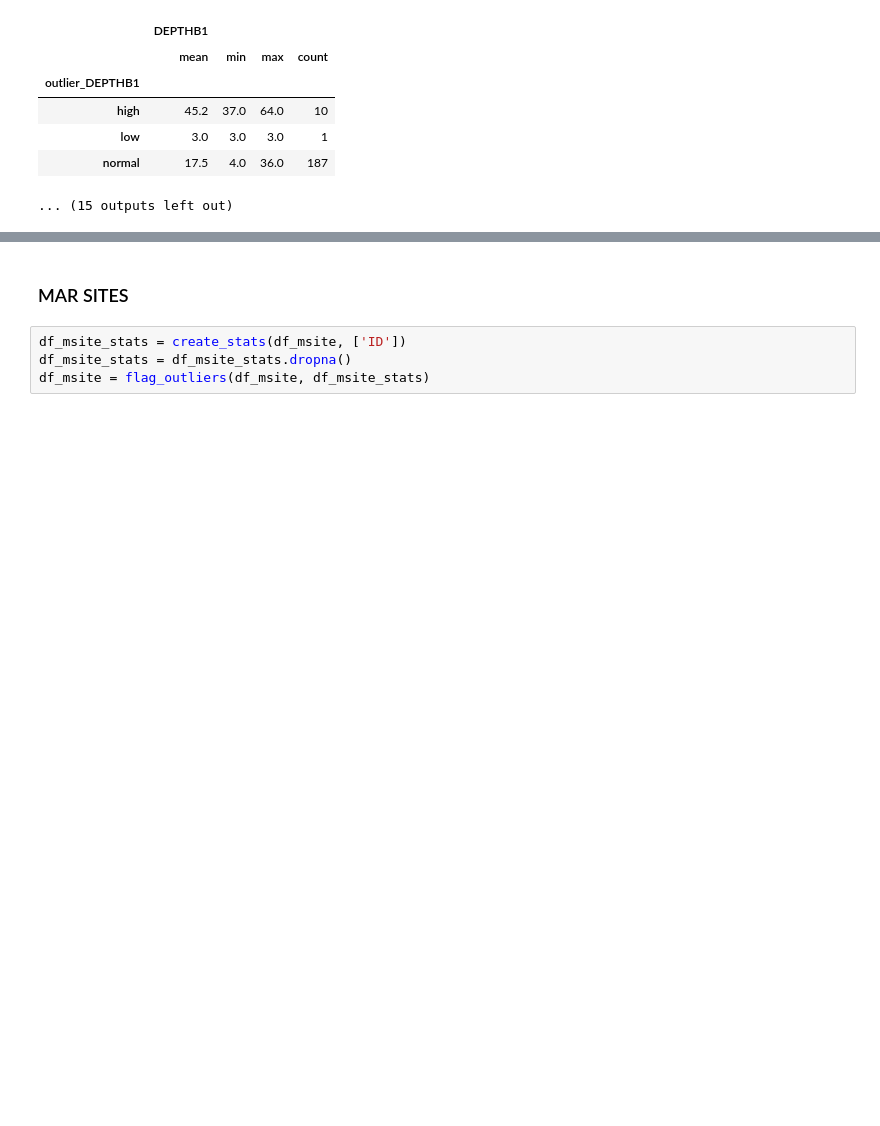
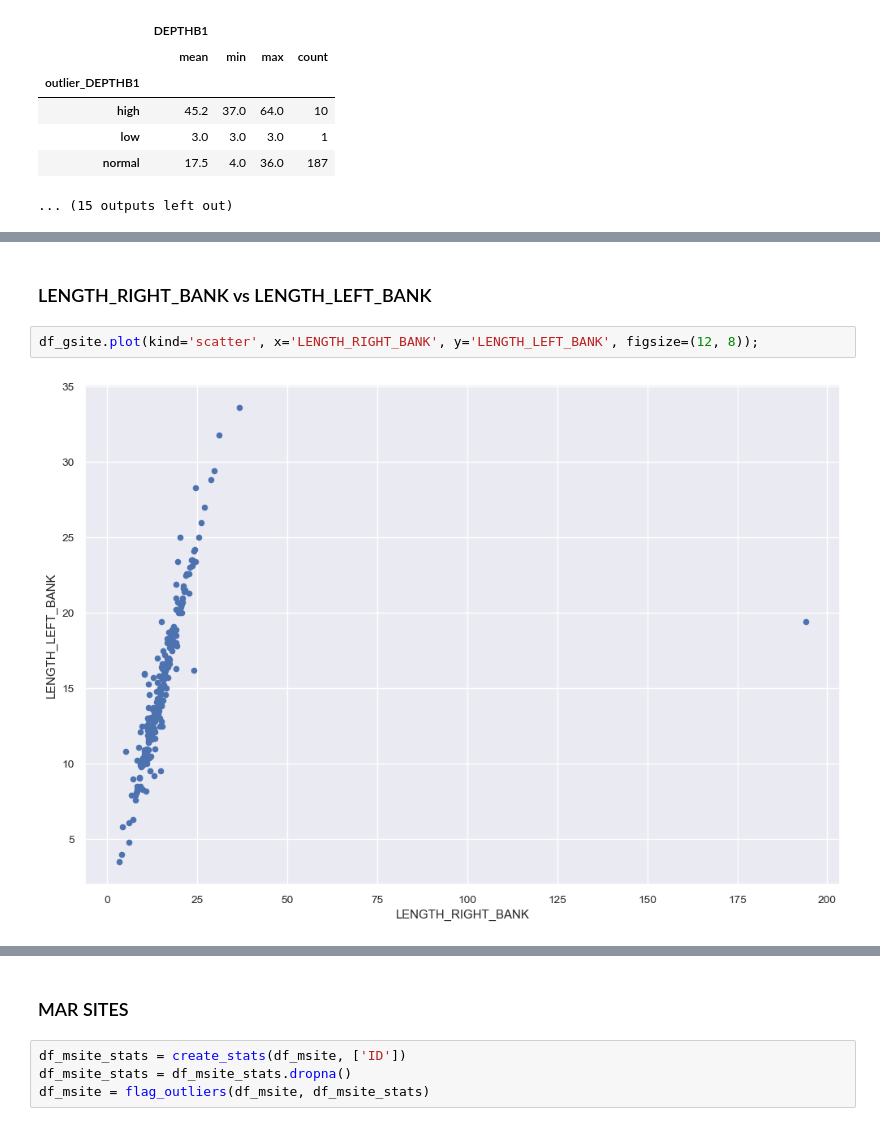
Before and after one commit to dfo-gulf-science/EFishing-EDA, a Jupyter notebook: E_Fishing_Data_Cleaning.ipynb, the cells around one changed output, grey strips where cells are left out. Saved outputs shown, nothing was run; the diff lists cells and outputs as text; blank space fills up the shorter version.

```diff
--- a/E_Fishing_Data_Cleaning.ipynb
+++ b/E_Fishing_Data_Cleaning.ipynb
@@ -694,0 +695,6 @@ Comparing Depth 2
+# %% [markdown]
+### LENGTH_RIGHT_BANK vs LENGTH_LEFT_BANK
+# %%
+df_gsite.plot(kind='scatter', x='LENGTH_RIGHT_BANK', y='LENGTH_LEFT_BANK', figsize=(12, 8));
+# %% [output]
+[figure, added]
```
Also changed, not shown: parts of 96 cells of this notebook.
